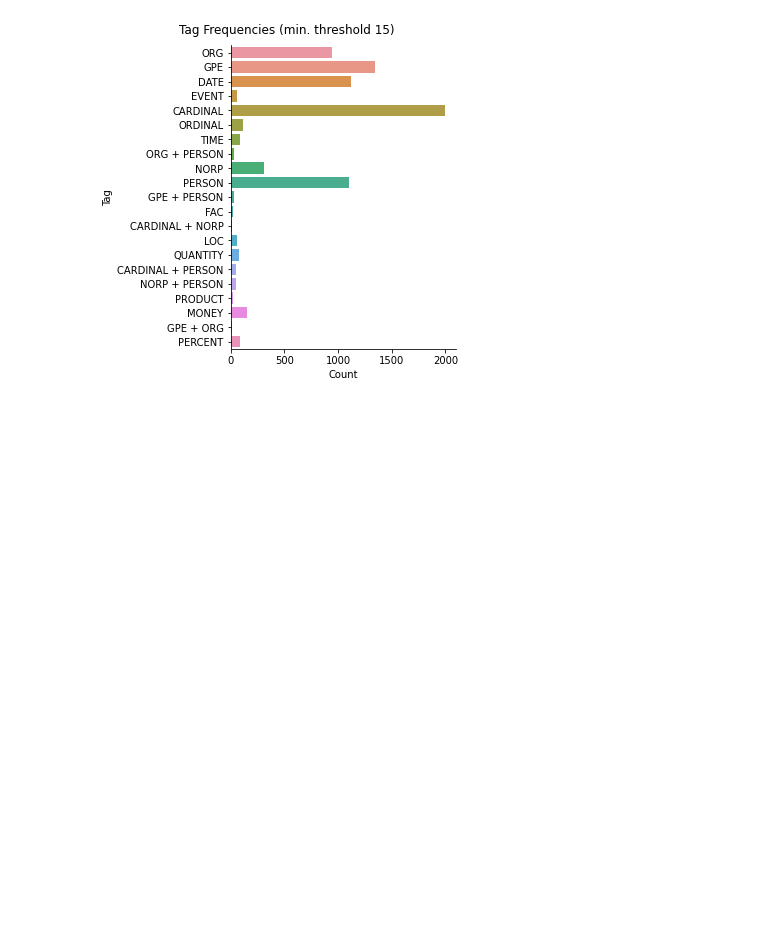
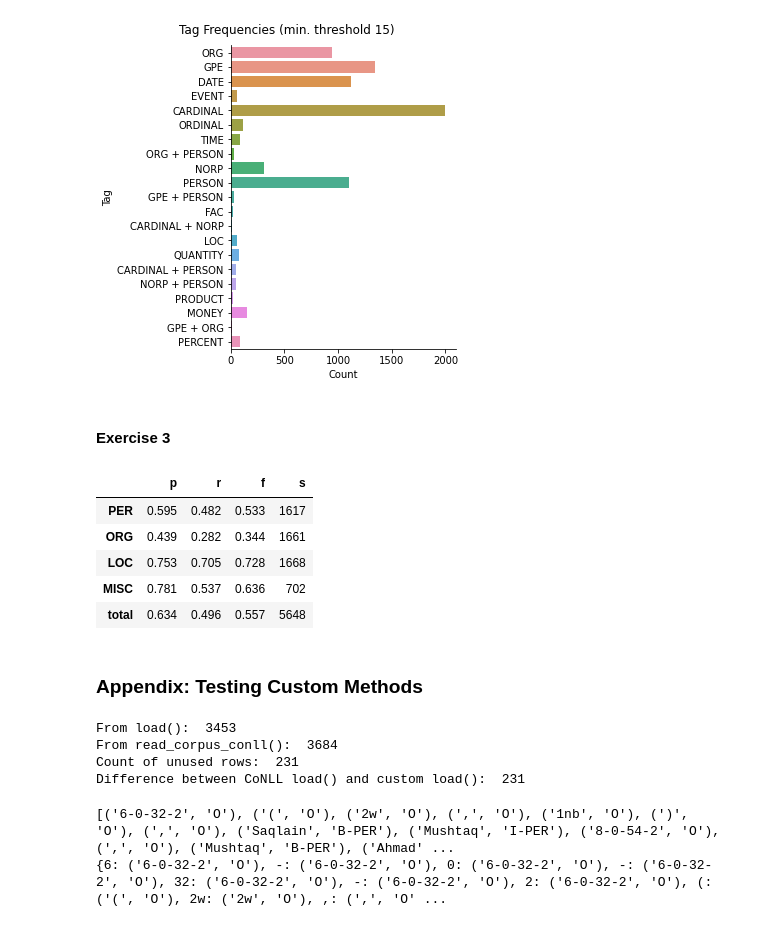
Before and after one commit to adefgreen98/NLU2021-Assignment2, a Jupyter notebook: code/Assignment2.ipynb, the cells around one changed output. Drawn from its saved outputs; the diff is of its cells as text; code cells hidden in the pictures; blank space fills up the shorter version.

Commit message:
Finalize Exercise 3 (multiple compounds resolution)

```diff
--- a/code/Assignment2.ipynb
+++ b/code/Assignment2.ipynb
@@ -410 +525,42 @@ print(results_ex2[idx])
+# %% [markdown]
+#### **Exercise 3**
+# %%
+# NOTE: see results of Ex2 for explanation of the list comprehension
+res = evaluate([[tk for ent in sent for tk in ent] for sent in dataset['ners']], results_ex3)
+pd_tbl = pd.DataFrame().from_dict(res, orient='index')
+pd_tbl.round(decimals=3)
+# %% [output]
+|  | p | r | f | s |
+| PER | 0.595 | 0.482 | 0.533 | 1617 |
+| ORG | 0.439 | 0.282 | 0.344 | 1661 |
+| LOC | 0.753 | 0.705 | 0.728 | 1668 |
+| MISC | 0.781 | 0.537 | 0.636 | 702 |
+| total | 0.634 | 0.496 | 0.557 | 5648 |
+# %% [markdown]
+### Appendix: Testing Custom Methods
+# %%
+print("From load(): ", len(dataset['sentences']))
+print("From read_corpus_conll(): ", len(read_corpus_conll('/content/data/test.txt')))
+
+cnt = 0
+for sent in read_corpus_conll('/content/data/test.txt'):
+    if sent[0][0] == '-DOCSTART- -X- -X- O':
+        cnt += 1
+print("Count of unused rows in conll_load(): ", cnt)
+print("Difference between CoNLL load() and custom load(): ", len(read_corpus_conll('/content/data/test.txt')) - len(dataset['sentences']))
+# %% [output]
+From load():  3453
+From read_corpus_conll():  3684
+Count of unused rows:  231
+Difference between CoNLL load() and custom load():  231
+# %%
+### Retokenize + Index Conversion ###
+idx = 132
+doc = nlp(dataset['sentences'][idx])
+sent, idx_table = retokenize(doc)
+print(sent)
+print({doc[k].text: sent[v] for k,v in  idx_table.items()})
+# %% [output]
+[('6-0-32-2', 'O'), ('(', 'O'), ('2w', 'O'), (',', 'O'), ('1nb', 'O'), (')', 'O'), (',', 'O'), ('Saqlain', 'B-PER'), ('Mushtaq', 'I-PER'), ('8-0-54-2', 'O'), (',', 'O'), ('Mushtaq', 'B-PER'), ('Ahmad' ...
+{6: ('6-0-32-2', 'O'), -: ('6-0-32-2', 'O'), 0: ('6-0-32-2', 'O'), -: ('6-0-32-2', 'O'), 32: ('6-0-32-2', 'O'), -: ('6-0-32-2', 'O'), 2: ('6-0-32-2', 'O'), (: ('(', 'O'), 2w: ('2w', 'O'), ,: (',', 'O' ...
 # %%
```
Also changed, not shown: parts of 29 cells of this notebook.
